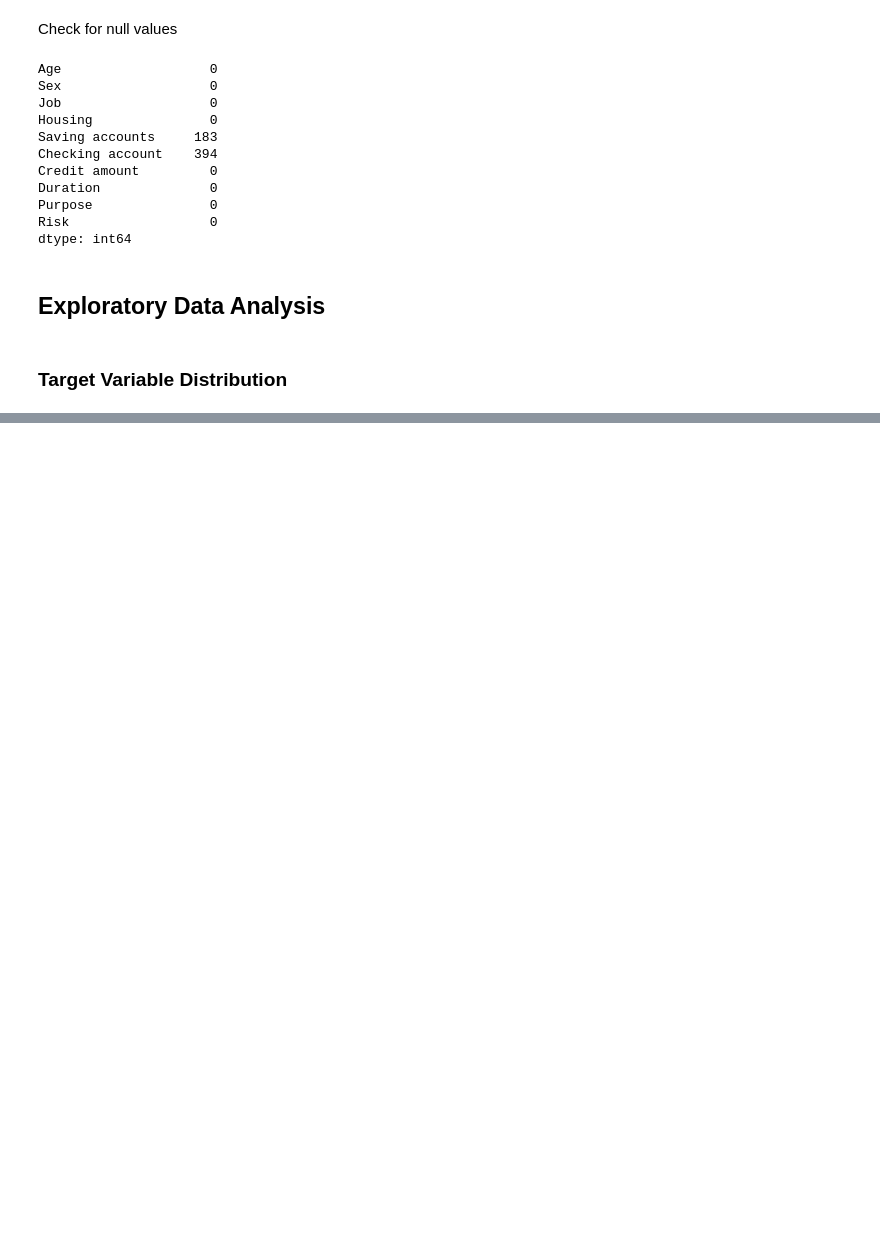
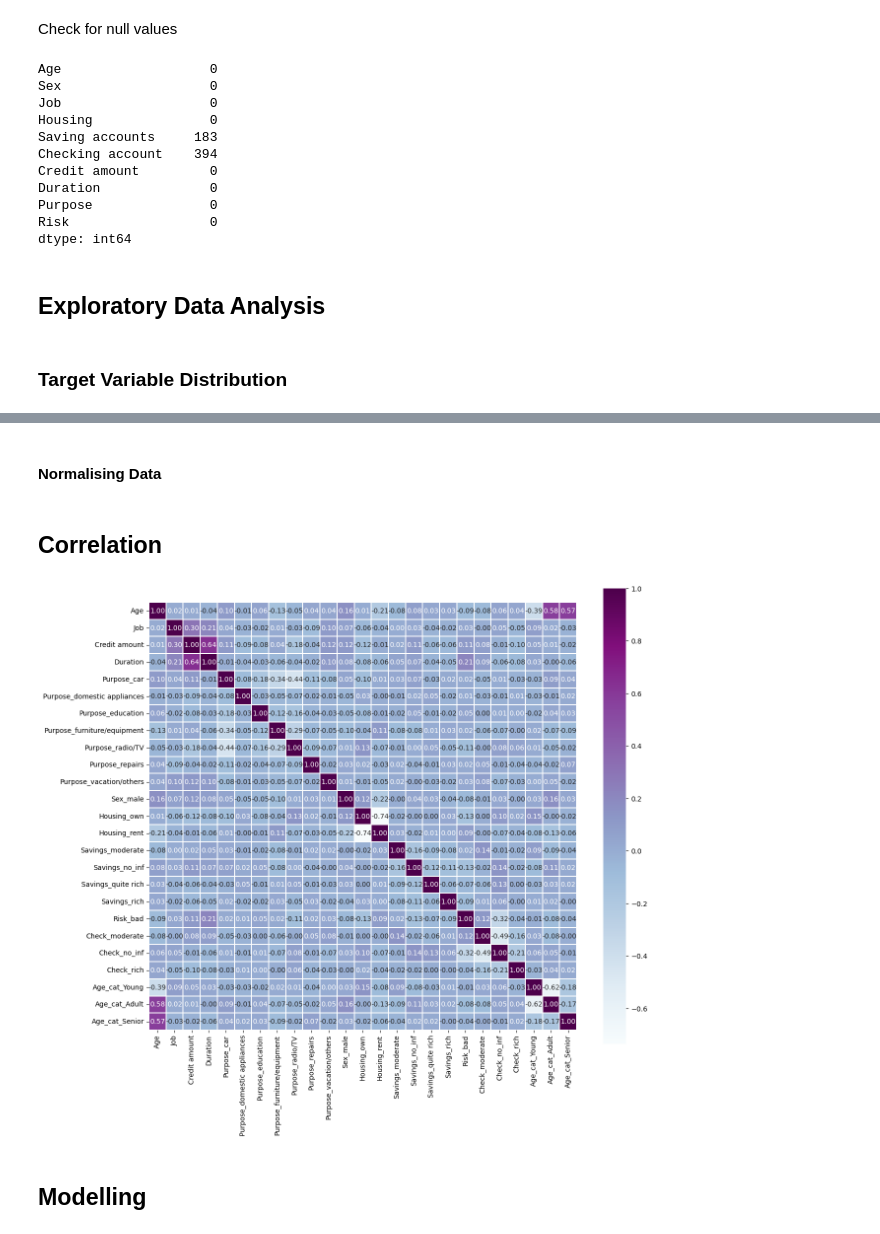
Before and after one commit to mslevis/comp562-final-project, a Jupyter notebook: predict.ipynb, the cells around one changed output, grey strips where cells are left out. Cells and saved outputs as stored; diff of their text form; code cells hidden in the pictures; blank space fills up the shorter version.

Commit message:
Generate models

```diff
--- a/predict.ipynb
+++ b/predict.ipynb
@@ -96,0 +101,6 @@ py.iplot(fig, filename='grouped-bar')
+# %%
+#Let's look the Credit Amount column
+interval = (18, 25, 35, 60, 120)
+
+cats = ['Student', 'Young', 'Adult', 'Senior']
+df["Age_cat"] = pd.cut(df.Age, interval, labels=cats)
@@ -96,0 +134,18 @@ py.iplot(fig, filename='grouped-bar')
+# %%
+df['Saving accounts'] = df['Saving accounts'].fillna('no_inf')
+df['Checking account'] = df['Checking account'].fillna('no_inf')
+
+#Purpose to Dummies Variable
+df = df.merge(pd.get_dummies(df.Purpose, drop_first=True, prefix='Purpose'), left_index=True, right_index=True)
+#Sex feature in dummies
+df = df.merge(pd.get_dummies(df.Sex, drop_first=True, prefix='Sex'), left_index=True, right_index=True)
+# Housing get dummies
+df = df.merge(pd.get_dummies(df.Housing, drop_first=True, prefix='Housing'), left_index=True, right_index=True)
+# Housing get Saving Accounts
+df = df.merge(pd.get_dummies(df["Saving accounts"], drop_first=True, prefix='Savings'), left_index=True, right_index=True)
+# Housing get Risk
+df = df.merge(pd.get_dummies(df.Risk, prefix='Risk'), left_index=True, right_index=True)
+# Housing get Checking Account
+df = df.merge(pd.get_dummies(df["Checking account"], drop_first=True, prefix='Check'), left_index=True, right_index=True)
+# Housing get Age categorical
+df = df.merge(pd.get_dummies(df["Age_cat"], drop_first=True, prefix='Age_cat'), left_index=True, right_index=True)
@@ -96,0 +172,18 @@ py.iplot(fig, filename='grouped-bar')
+# %% [markdown]
+#### Normalising Data
+# %%
+df['Credit amount'] = np.log(df['Credit amount'])
+# %% [markdown]
+## Correlation
+# %%
+plt.figure(figsize=(14,12))
+# sns.heatmap(df.astype(float).corr(),linewidths=0.1,vmax=1.0,
+#             square=True,  linecolor='white', annot=True)
+sns.heatmap(df.astype(float).corr(), linewidths=0.1, vmax=1.0, square=True, linecolor='white', annot=True, fmt=".2f", cmap="BuPu")
+# sns.heatmap(df.astype(float).corr(), linewidths=0.1, vmax=1.0, square=True, linecolor='white', annot=True, fmt=".2f")
+# sns.heatmap(df.astype(float).corr(), cmap="BuPu")
+plt.show()
+# %% [output]
+[figure, added]
+# %% [markdown]
+## Modelling
```
Also changed, not shown: parts of 14 cells of this notebook.
